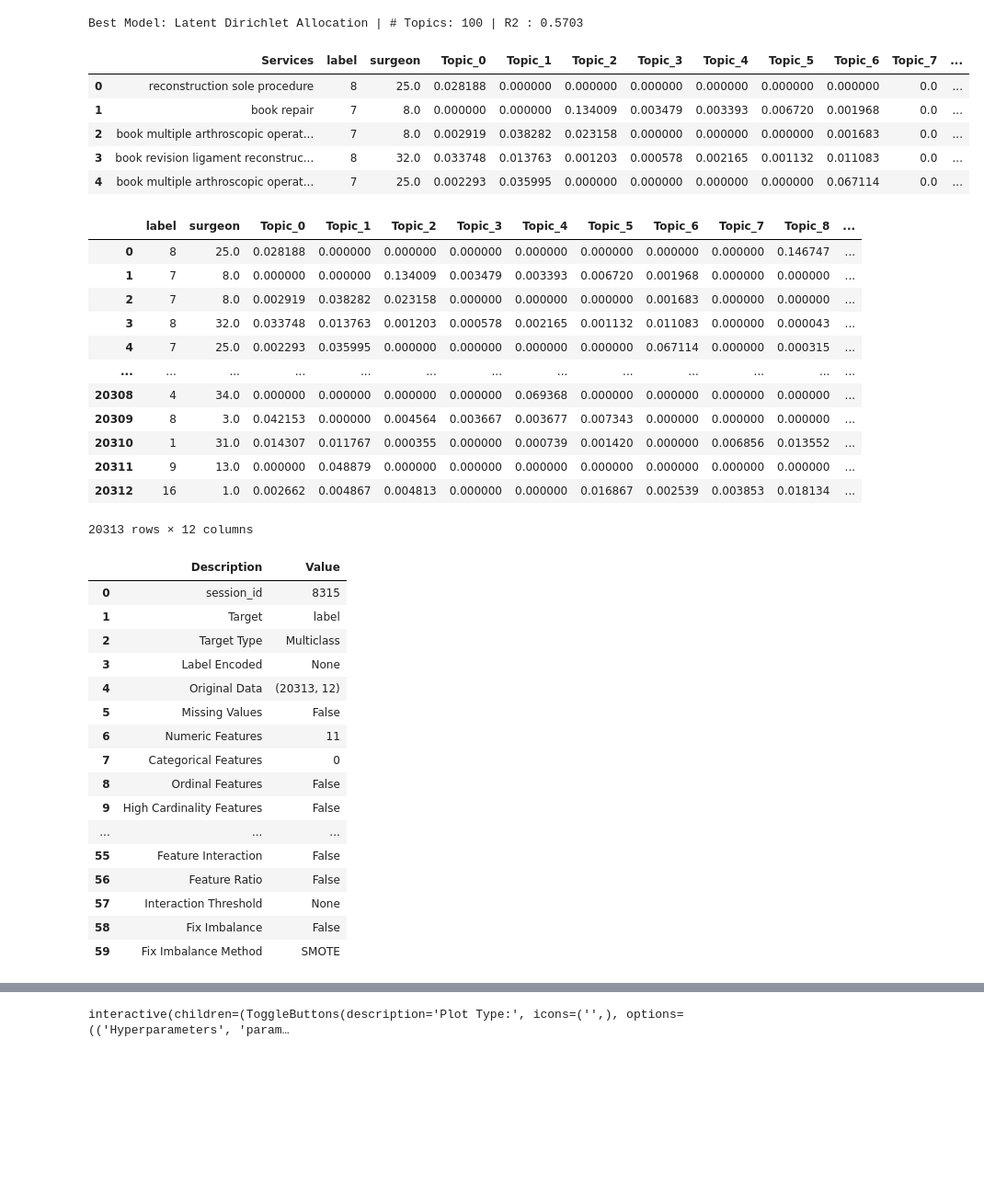
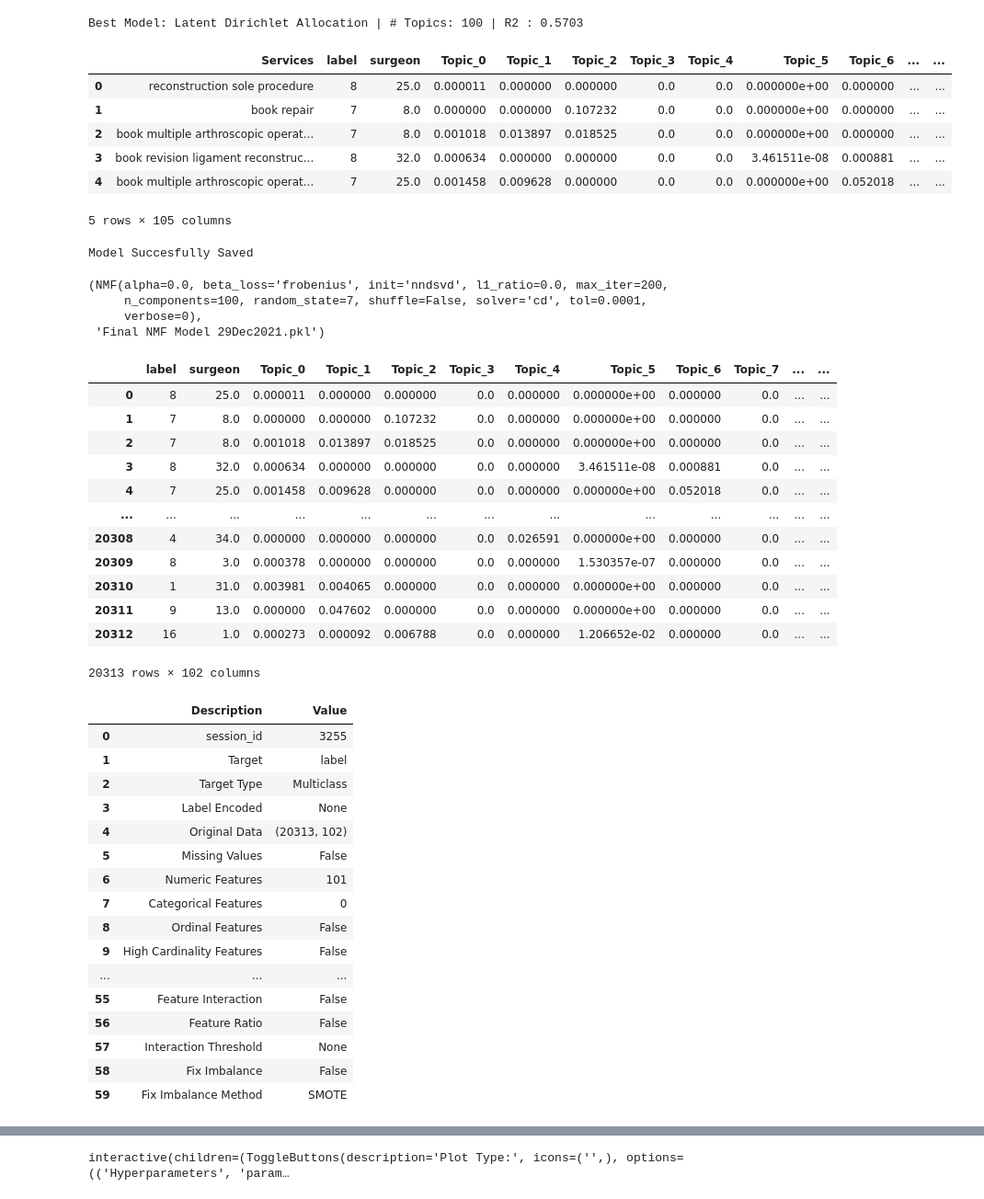
Before and after one commit to montgoz007/bugs-caret, a Jupyter notebook: pathway_classify.ipynb, the cells around one changed output, grey strips where cells are left out. Shown at 92% size. Drawn from its saved outputs; the diff is of its cells as text; code cells hidden in the pictures; blank space fills up the shorter version.

Commit message:
saving models

```diff
--- a/pathway_classify.ipynb
+++ b/pathway_classify.ipynb
@@ -378,47 +379,56 @@ IntProgress(value=0, description='Processing: ', max=25)
 [interactive output not drawn]
 Best Model: Latent Dirichlet Allocation | # Topics: 100 | R2 : 0.5703
 # %%
-nmf = create_model('nmf', num_topics=10)
+nmf = create_model('nmf', num_topics=100)
 nmf_results = assign_model(nmf)
 nmf_results.head()
 # %% [output]
-|  | Services | label | surgeon | Topic_0 | Topic_1 | Topic_2 | Topic_3 | Topic_4 | Topic_5 | Topic_6 | Topic_7 | ... |
-| 0 | reconstruction sole procedure | 8 | 25.0 | 0.028188 | 0.000000 | 0.000000 | 0.000000 | 0.000000 | 0.000000 | 0.000000 | 0.0 | ... |
-| 1 | book repair | 7 | 8.0 | 0.000000 | 0.000000 | 0.134009 | 0.003479 | 0.003393 | 0.006720 | 0.001968 | 0.0 | ... |
-| 2 | book multiple arthroscopic operat... | 7 | 8.0 | 0.002919 | 0.038282 | 0.023158 | 0.000000 | 0.000000 | 0.000000 | 0.001683 | 0.0 | ... |
-| 3 | book revision ligament reconstruc... | 8 | 32.0 | 0.033748 | 0.013763 | 0.001203 | 0.000578 | 0.002165 | 0.001132 | 0.011083 | 0.0 | ... |
-| 4 | book multiple arthroscopic operat... | 7 | 25.0 | 0.002293 | 0.035995 | 0.000000 | 0.000000 | 0.000000 | 0.000000 | 0.067114 | 0.0 | ... |
+|  | Services | label | surgeon | Topic_0 | Topic_1 | Topic_2 | Topic_3 | Topic_4 | Topic_5 | Topic_6 | ... | ... |
+| 0 | reconstruction sole procedure | 8 | 25.0 | 0.000011 | 0.000000 | 0.000000 | 0.0 | 0.0 | 0.000000e+00 | 0.000000 | ... | ... |
+| 1 | book repair | 7 | 8.0 | 0.000000 | 0.000000 | 0.107232 | 0.0 | 0.0 | 0.000000e+00 | 0.000000 | ... | ... |
+| 2 | book multiple arthroscopic operat... | 7 | 8.0 | 0.001018 | 0.013897 | 0.018525 | 0.0 | 0.0 | 0.000000e+00 | 0.000000 | ... | ... |
+| 3 | book revision ligament reconstruc... | 8 | 32.0 | 0.000634 | 0.000000 | 0.000000 | 0.0 | 0.0 | 3.461511e-08 | 0.000881 | ... | ... |
+| 4 | book multiple arthroscopic operat... | 7 | 25.0 | 0.001458 | 0.009628 | 0.000000 | 0.0 | 0.0 | 0.000000e+00 | 0.052018 | ... | ... |
+5 rows × 105 columns
+# %%
+save_model(nmf,'Final NMF Model 29Dec2021')
+# %% [output]
+Model Succesfully Saved
+(NMF(alpha=0.0, beta_loss='frobenius', init='nndsvd', l1_ratio=0.0, max_iter=200,
+     n_components=100, random_state=7, shuffle=False, solver='cd', tol=0.0001,
+     verbose=0),
+ 'Final NMF Model 29Dec2021.pkl')
 # %%
 nmf_class = nmf_results.drop(columns=['Services', 'Dominant_Topic', 'Perc_Dominant_Topic'])
 nmf_class
 # %% [output]
-|  | label | surgeon | Topic_0 | Topic_1 | Topic_2 | Topic_3 | Topic_4 | Topic_5 | Topic_6 | Topic_7 | Topic_8 | ... |
-| 0 | 8 | 25.0 | 0.028188 | 0.000000 | 0.000000 | 0.000000 | 0.000000 | 0.000000 | 0.000000 | 0.000000 | 0.146747 | ... |
-| 1 | 7 | 8.0 | 0.000000 | 0.000000 | 0.134009 | 0.003479 | 0.003393 | 0.006720 | 0.001968 | 0.000000 | 0.000000 | ... |
-| 2 | 7 | 8.0 | 0.002919 | 0.038282 | 0.023158 | 0.000000 | 0.000000 | 0.000000 | 0.001683 | 0.000000 | 0.000000 | ... |
-| 3 | 8 | 32.0 | 0.033748 | 0.013763 | 0.001203 | 0.000578 | 0.002165 | 0.001132 | 0.011083 | 0.000000 | 0.000043 | ... |
-| 4 | 7 | 25.0 | 0.002293 | 0.035995 | 0.000000 | 0.000000 | 0.000000 | 0.000000 | 0.067114 | 0.000000 | 0.000315 | ... |
+|  | label | surgeon | Topic_0 | Topic_1 | Topic_2 | Topic_3 | Topic_4 | Topic_5 | Topic_6 | Topic_7 | ... | ... |
+| 0 | 8 | 25.0 | 0.000011 | 0.000000 | 0.000000 | 0.0 | 0.000000 | 0.000000e+00 | 0.000000 | 0.0 | ... | ... |
+| 1 | 7 | 8.0 | 0.000000 | 0.000000 | 0.107232 | 0.0 | 0.000000 | 0.000000e+00 | 0.000000 | 0.0 | ... | ... |
+| 2 | 7 | 8.0 | 0.001018 | 0.013897 | 0.018525 | 0.0 | 0.000000 | 0.000000e+00 | 0.000000 | 0.0 | ... | ... |
+| 3 | 8 | 32.0 | 0.000634 | 0.000000 | 0.000000 | 0.0 | 0.000000 | 3.461511e-08 | 0.000881 | 0.0 | ... | ... |
+| 4 | 7 | 25.0 | 0.001458 | 0.009628 | 0.000000 | 0.0 | 0.000000 | 0.000000e+00 | 0.052018 | 0.0 | ... | ... |
 | ... | ... | ... | ... | ... | ... | ... | ... | ... | ... | ... | ... | ... |
-| 20308 | 4 | 34.0 | 0.000000 | 0.000000 | 0.000000 | 0.000000 | 0.069368 | 0.000000 | 0.000000 | 0.000000 | 0.000000 | ... |
-| 20309 | 8 | 3.0 | 0.042153 | 0.000000 | 0.004564 | 0.003667 | 0.003677 | 0.007343 | 0.000000 | 0.000000 | 0.000000 | ... |
-| 20310 | 1 | 31.0 | 0.014307 | 0.011767 | 0.000355 | 0.000000 | 0.000739 | 0.001420 | 0.000000 | 0.006856 | 0.013552 | ... |
-| 20311 | 9 | 13.0 | 0.000000 | 0.048879 | 0.000000 | 0.000000 | 0.000000 | 0.000000 | 0.000000 | 0.000000 | 0.000000 | ... |
-| 20312 | 16 | 1.0 | 0.002662 | 0.004867 | 0.004813 | 0.000000 | 0.000000 | 0.016867 | 0.002539 | 0.003853 | 0.018134 | ... |
+| 20308 | 4 | 34.0 | 0.000000 | 0.000000 | 0.000000 | 0.0 | 0.026591 | 0.000000e+00 | 0.000000 | 0.0 | ... | ... |
+| 20309 | 8 | 3.0 | 0.000378 | 0.000000 | 0.000000 | 0.0 | 0.000000 | 1.530357e-07 | 0.000000 | 0.0 | ... | ... |
+| 20310 | 1 | 31.0 | 0.003981 | 0.004065 | 0.000000 | 0.0 | 0.000000 | 0.000000e+00 | 0.000000 | 0.0 | ... | ... |
+| 20311 | 9 | 13.0 | 0.000000 | 0.047602 | 0.000000 | 0.0 | 0.000000 | 0.000000e+00 | 0.000000 | 0.0 | ... | ... |
+| 20312 | 16 | 1.0 | 0.000273 | 0.000092 | 0.006788 | 0.0 | 0.000000 | 1.206652e-02 | 0.000000 | 0.0 | ... | ... |
-20313 rows × 12 columns
+20313 rows × 102 columns
 # %%
 #import classification module
 from pycaret.classification import *
 #intialize the setup
-exp_clf = setup(nmf_class, target = 'label')
+exp_clf = setup(nmf_class, target = 'label', data_split_stratify = True)
 # %% [output]
 |  | Description | Value |
-| 0 | session_id | 8315 |
+| 0 | session_id | 3255 |
 | 1 | Target | label |
 | 2 | Target Type | Multiclass |
 | 3 | Label Encoded | None |
-| 4 | Original Data | (20313, 12) |
+| 4 | Original Data | (20313, 102) |
 | 5 | Missing Values | False |
-| 6 | Numeric Features | 11 |
+| 6 | Numeric Features | 101 |
 | 7 | Categorical Features | 0 |
 | 8 | Ordinal Features | False |
 | 9 | High Cardinality Features | False |
```
Also changed, not shown: parts of 8 cells of this notebook, 4 other files.
